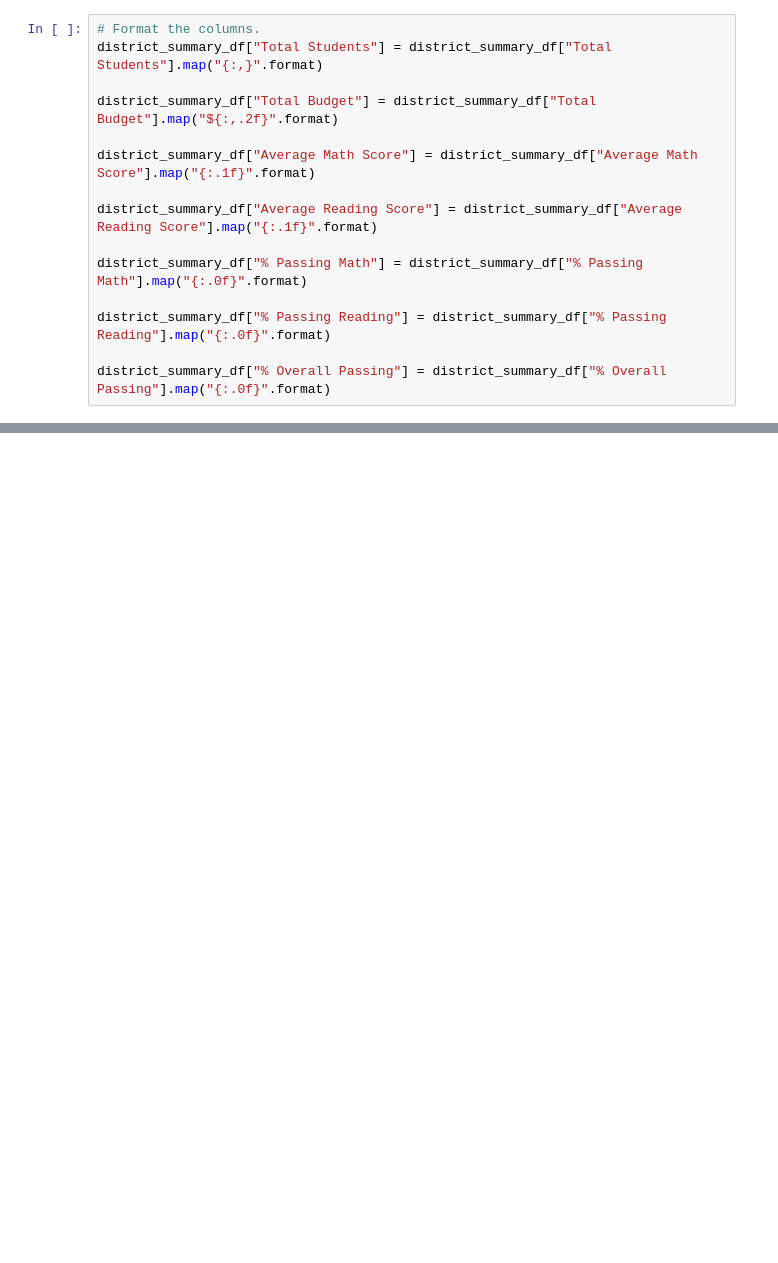
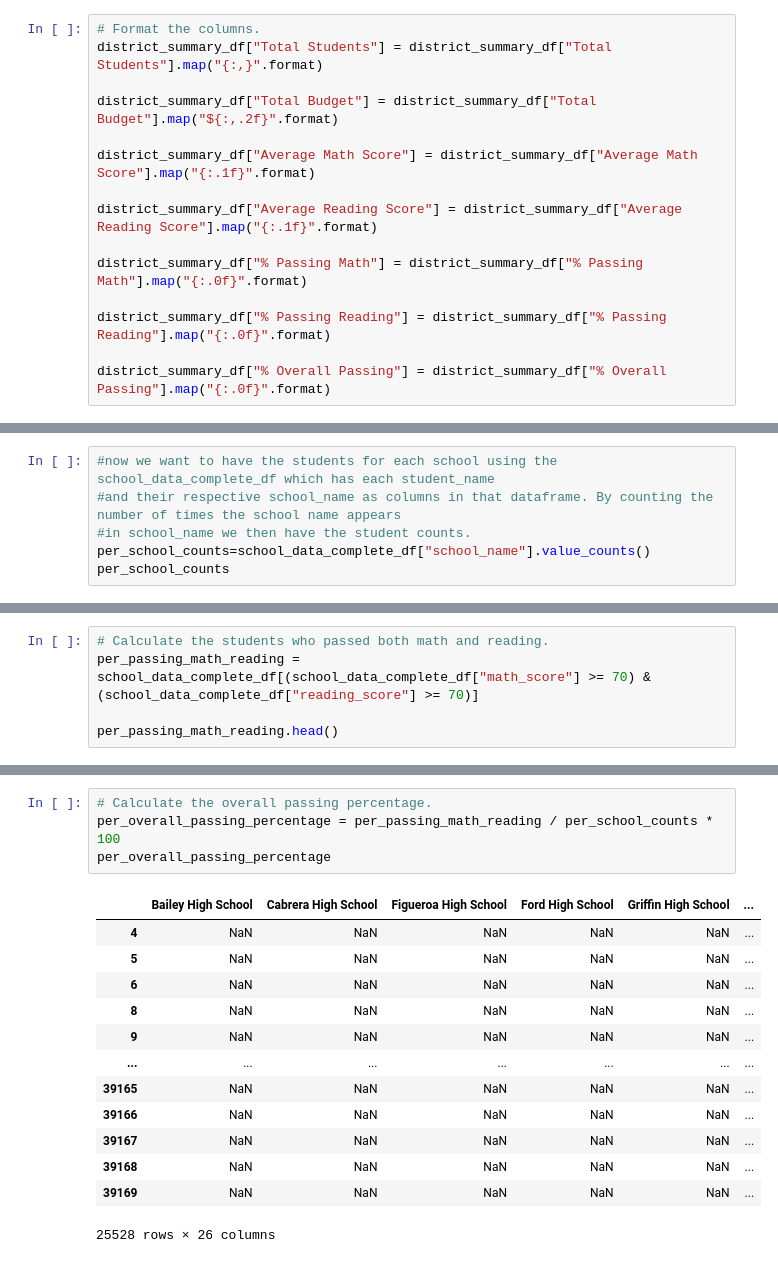
Before and after one commit to jj2773/School_District_Analysis, a Jupyter notebook: PyCitySchools.ipynb, the cells around one changed output, grey strips where cells are left out. Saved outputs shown, nothing was run; the diff lists cells and outputs as text; blank space fills up the shorter version.

```diff
--- a/PyCitySchools.ipynb
+++ b/PyCitySchools.ipynb
@@ -304,0 +353,6 @@ district_summary
+# %%
+#now we want to have the students for each school using the school_data_complete_df which has each student_name
+#and their respective school_name as columns in that dataframe. By counting the number of times the school name appears
+#in school_name we then have the student counts.
+per_school_counts=school_data_complete_df["school_name"].value_counts()
+per_school_counts
@@ -304,0 +601,5 @@ district_summary
+# %%
+# Calculate the students who passed both math and reading.
+per_passing_math_reading = school_data_complete_df[(school_data_complete_df["math_score"] >= 70) & (school_data_complete_df["reading_score"] >= 70)]
+
+per_passing_math_reading.head()
@@ -304,0 +633,18 @@ district_summary
+# %%
+# Calculate the overall passing percentage.
+per_overall_passing_percentage = per_passing_math_reading / per_school_counts * 100
+per_overall_passing_percentage
+# %% [output]
+|  | Bailey High School | Cabrera High School | Figueroa High School | Ford High School | Griffin High School | ... |
+| 4 | NaN | NaN | NaN | NaN | NaN | ... |
+| 5 | NaN | NaN | NaN | NaN | NaN | ... |
+| 6 | NaN | NaN | NaN | NaN | NaN | ... |
+| 8 | NaN | NaN | NaN | NaN | NaN | ... |
+| 9 | NaN | NaN | NaN | NaN | NaN | ... |
+| ... | ... | ... | ... | ... | ... | ... |
+| 39165 | NaN | NaN | NaN | NaN | NaN | ... |
+| 39166 | NaN | NaN | NaN | NaN | NaN | ... |
+| 39167 | NaN | NaN | NaN | NaN | NaN | ... |
+| 39168 | NaN | NaN | NaN | NaN | NaN | ... |
+| 39169 | NaN | NaN | NaN | NaN | NaN | ... |
+25528 rows × 26 columns
```
Also changed, not shown: parts of 22 cells of this notebook, 1 other file.
